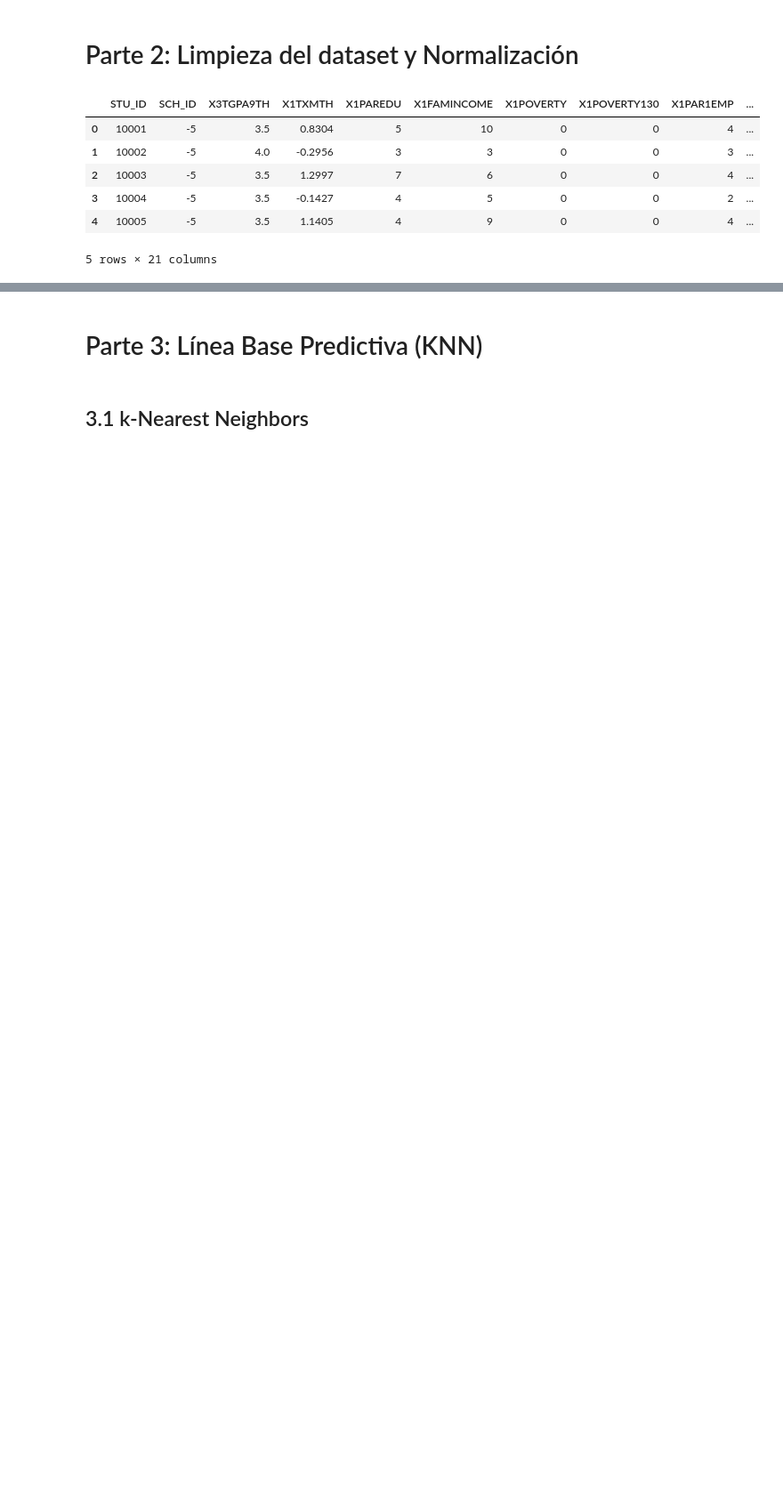
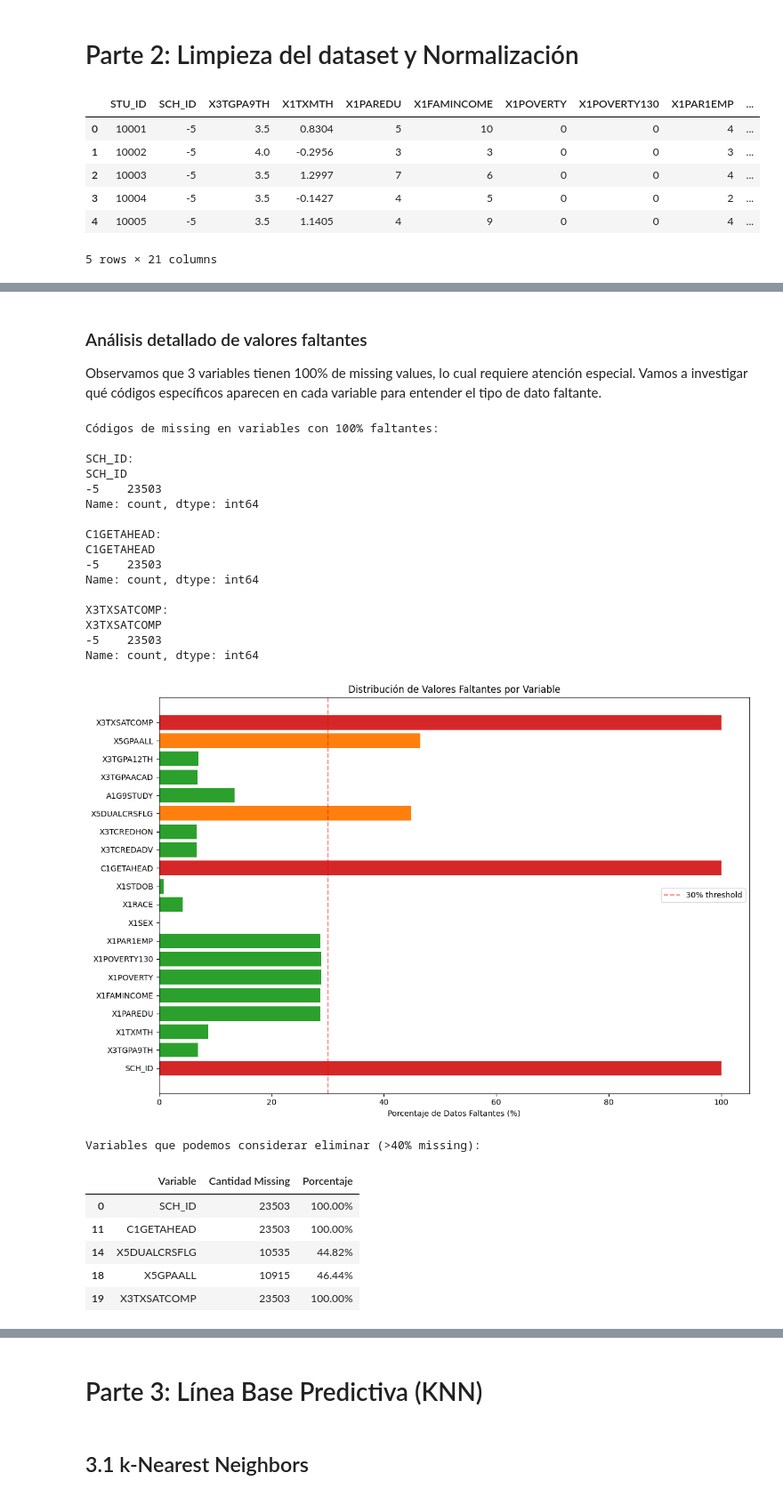
Before and after one commit to ClemoAcevedo/hsls09-causal-impact, a Jupyter notebook: Entrega Avance/avance_proyecto.ipynb, the cells around one changed output, grey strips where cells are left out. Shown at 89% size. Cells and saved outputs as stored; diff of their text form; code cells hidden in the pictures; blank space fills up the shorter version.

```diff
--- a/Entrega Avance/avance_proyecto.ipynb
+++ b/Entrega Avance/avance_proyecto.ipynb
@@ -149,0 +213,60 @@ df.head()
+# %% [markdown]
+### Análisis detallado de valores faltantes
+
+Observamos que 3 variables tienen 100% de missing values, lo cual requiere atención especial. Vamos a investigar qué códigos específicos aparecen en cada variable para entender el tipo de dato faltante.
+# %%
+# analizamos qué codigos específicos aparecen en las variables más problemáticas
+variables_criticas = ['SCH_ID', 'C1GETAHEAD', 'X3TXSATCOMP']
+
+print("Códigos de missing en variables con 100% faltantes:\n")
+for var in variables_criticas:
+    valores_unicos = df[var].value_counts().sort_index()
+    print(f"{var}:")
+    print(valores_unicos)
+    print()
+
+# visualizamos la distribución de missing por variable
+fig, ax = plt.subplots(figsize=(12, 8))
+
+variables = missing_df['Variable'].tolist()
+porcentajes = [float(p.strip('%')) for p in missing_df['Porcentaje'].tolist()]
+
+colors = ['#d62728' if p == 100 else '#ff7f0e' if p > 40 else '#2ca02c' for p in porcentajes]
+
+ax.barh(variables, porcentajes, color=colors)
+ax.set_xlabel('Porcentaje de Datos Faltantes (%)')
+ax.set_title('Distribución de Valores Faltantes por Variable')
+ax.axvline(x=30, color='red', linestyle='--', alpha=0.5, label='30% threshold')
+ax.legend()
+
+plt.tight_layout()
+plt.show()
+
+print("\nVariables que podemos considerar eliminar (>40% missing):")
+high_missing = missing_df[missing_df['Porcentaje'].str.rstrip('%').astype(float) > 40]
+display(high_missing)
+# %% [output]
+Códigos de missing en variables con 100% faltantes:
+
+SCH_ID:
+SCH_ID
+-5    23503
+Name: count, dtype: int64
+
+C1GETAHEAD:
+C1GETAHEAD
+-5    23503
+Name: count, dtype: int64
+
+X3TXSATCOMP:
+X3TXSATCOMP
+-5    23503
+Name: count, dtype: int64
+[figure, added]
+Variables que podemos considerar eliminar (>40% missing):
+|  | Variable | Cantidad Missing | Porcentaje |
+| 0 | SCH_ID | 23503 | 100.00% |
+| 11 | C1GETAHEAD | 23503 | 100.00% |
+| 14 | X5DUALCRSFLG | 10535 | 44.82% |
+| 18 | X5GPAALL | 10915 | 46.44% |
+| 19 | X3TXSATCOMP | 23503 | 100.00% |
```
Also changed, not shown: parts of 34 cells of this notebook.
